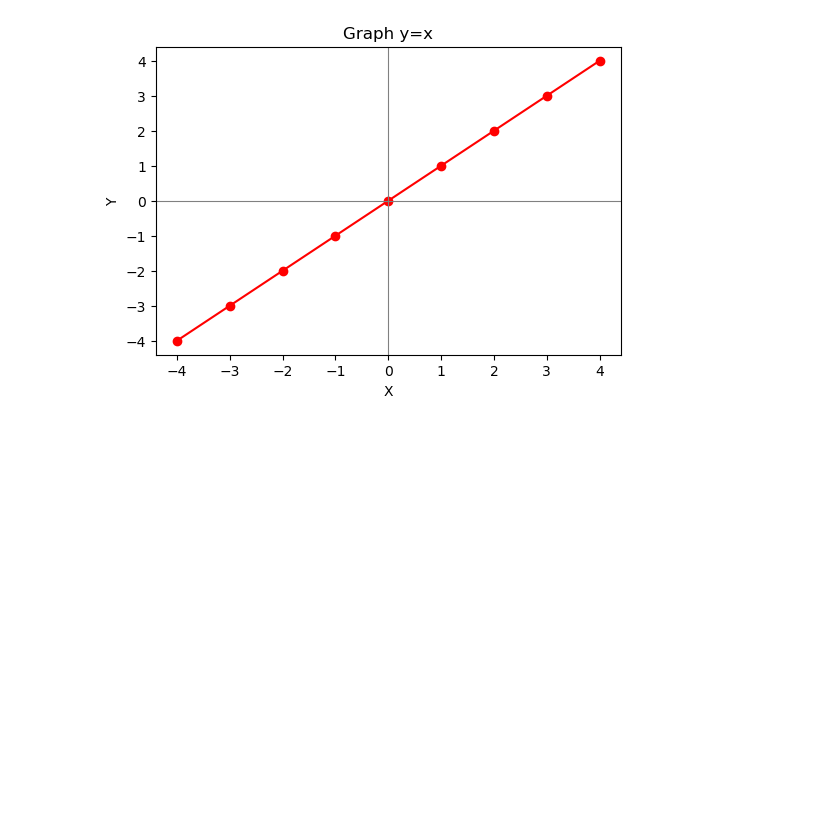
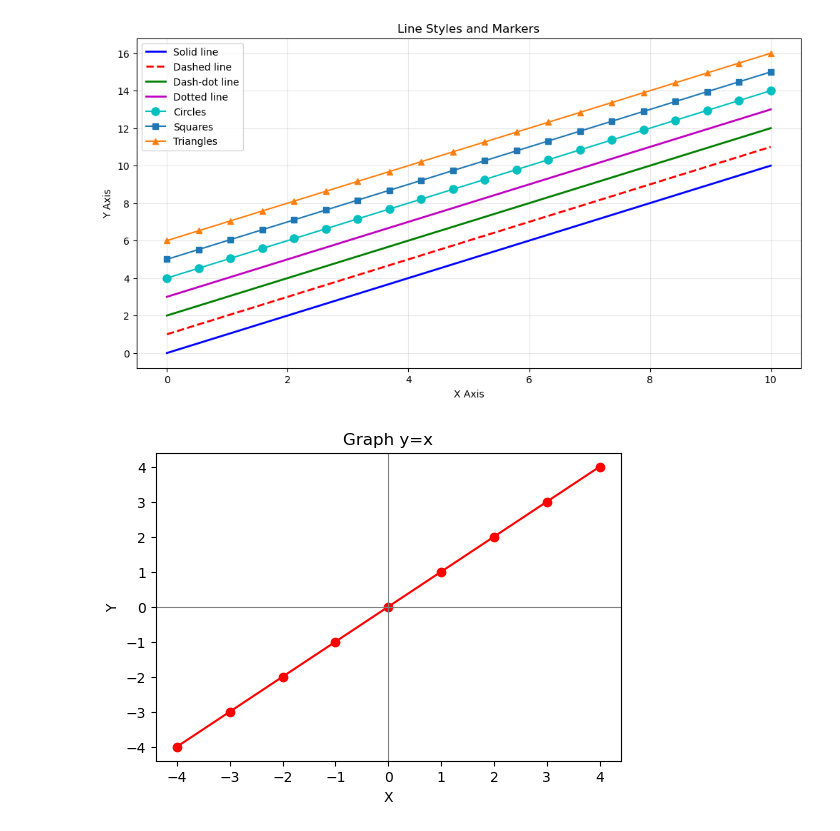
Before and after one commit to BoostanAlireza/Matplotlib-Practice, a Jupyter notebook: 2.ipynb, the cells around one changed output. Saved outputs shown, nothing was run; the diff lists cells and outputs as text; code cells hidden in the pictures; blank space fills up the shorter version.

```diff
--- a/2.ipynb
+++ b/2.ipynb
@@ -5,3 +16,24 @@ import matplotlib.pyplot as plt
+# %%
+x = np.linspace(0, 10, 20)
+
+plt.figure(figsize=(12, 6))
+
+plt.plot(x, x, 'b-', label="Solid line", linewidth=2)
+plt.plot(x, x+1, 'r--', label="Dashed line", linewidth=2)
+plt.plot(x, x+2, 'g-', label="Dash-dot line", linewidth=2)
+plt.plot(x, x+3, 'm', label="Dotted line", linewidth=2)
+plt.plot(x, x+4, 'co-', label="Circles", markersize=8)
+plt.plot(x, x+5, 's-', label="Squares", markersize=6)
+plt.plot(x, x+6, '^-', label="Triangles", markersize=6)
+
+plt.xlabel("X Axis")
+plt.ylabel("Y Axis")
+plt.title("Line Styles and Markers")
+plt.legend()
+plt.grid(True, alpha=0.3)
+plt.show()
+# %% [output]
+[figure, added]
 # %%
 x = list(range(-4, 5))
 y = x
```
Also changed, not shown: parts of 3 cells of this notebook.
